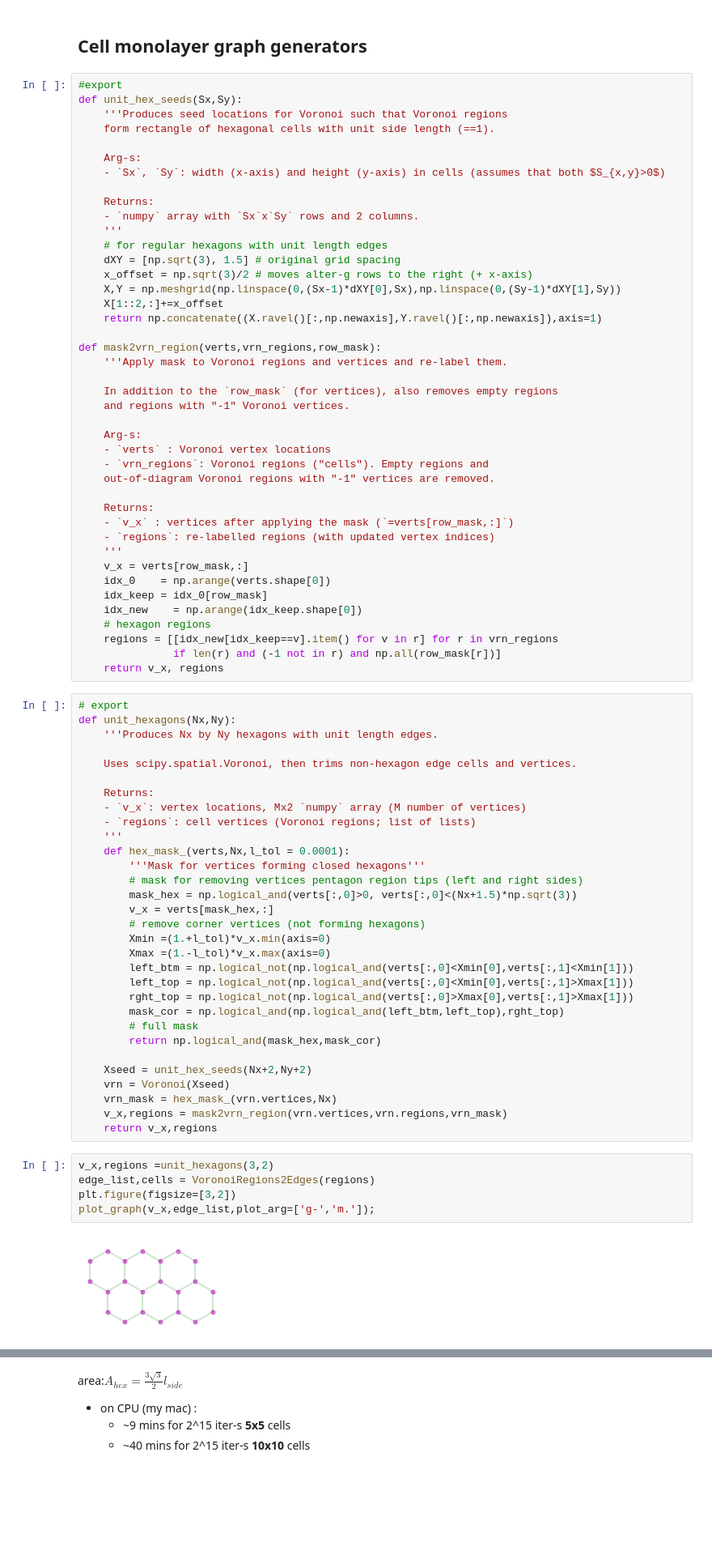
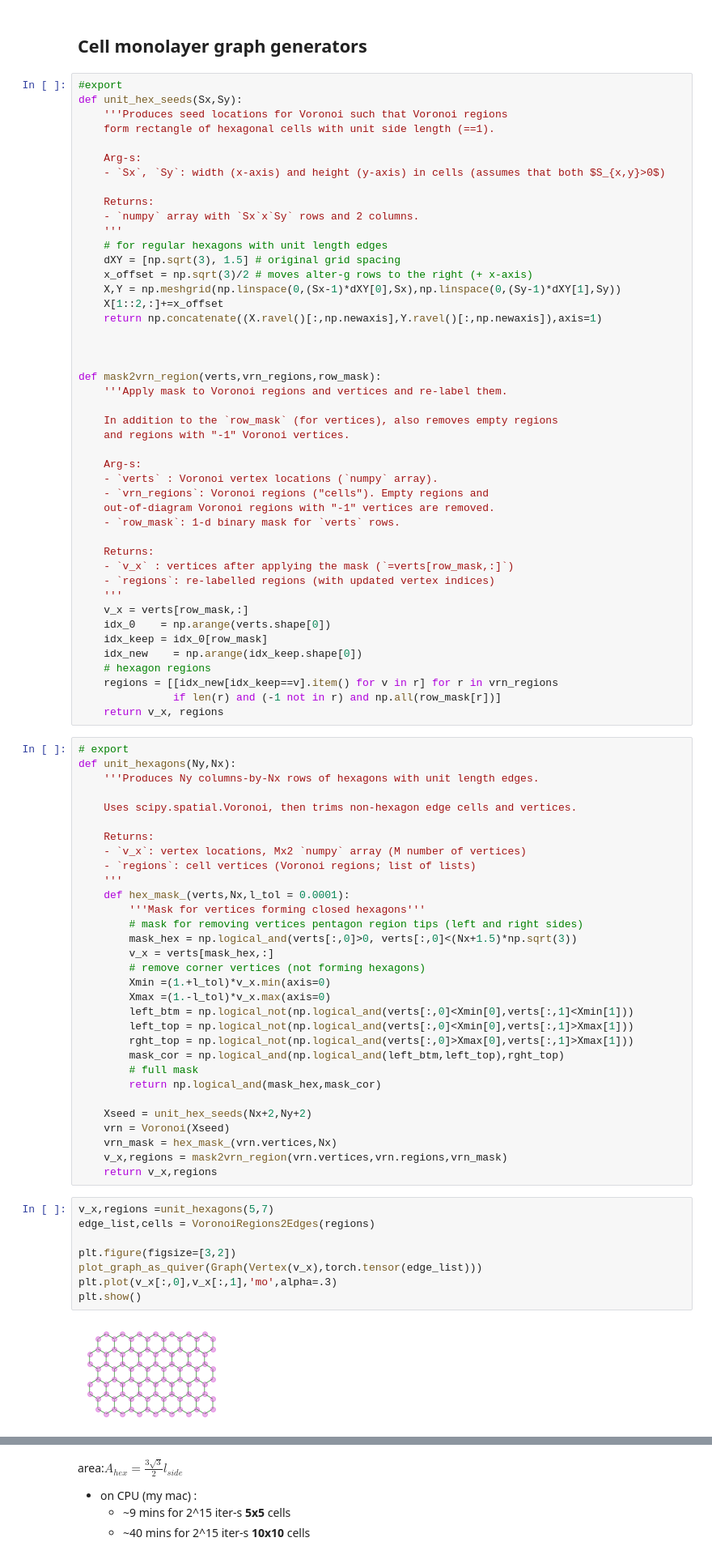
Before and after one commit to mshagirov/vertex_simulation, a Jupyter notebook: nbs/01_simulation.ipynb, the cells around one changed output, grey strips where cells are left out. Shown at 81% size. Cells and saved outputs as stored; diff of their text form; blank space fills up the shorter version.

Commit message:
added new graph plotting into primitives which uses quiver

```diff
--- a/nbs/01_simulation.ipynb
+++ b/nbs/01_simulation.ipynb
@@ -49,6 +52,8 @@ def unit_hex_seeds(Sx,Sy):
     X[1::2,:]+=x_offset
     return np.concatenate((X.ravel()[:,np.newaxis],Y.ravel()[:,np.newaxis]),axis=1)
 
+
+
 def mask2vrn_region(verts,vrn_regions,row_mask):
     '''Apply mask to Voronoi regions and vertices and re-label them.
 
@@ -56,9 +61,10 @@ def mask2vrn_region(verts,vrn_regions,row_mask):
     and regions with "-1" Voronoi vertices.
 
     Arg-s:
-    - `verts` : Voronoi vertex locations
+    - `verts` : Voronoi vertex locations (`numpy` array).
     - `vrn_regions`: Voronoi regions ("cells"). Empty regions and
     out-of-diagram Voronoi regions with "-1" vertices are removed.
+    - `row_mask`: 1-d binary mask for `verts` rows.
 
     Returns:
     - `v_x` : vertices after applying the mask (`=verts[row_mask,:]`)
@@ -74,8 +80,8 @@ def mask2vrn_region(verts,vrn_regions,row_mask):
     return v_x, regions
 # %%
 # export
-def unit_hexagons(Nx,Ny):
-    '''Produces Nx by Ny hexagons with unit length edges.
+def unit_hexagons(Ny,Nx):
+    '''Produces Ny columns-by-Nx rows of hexagons with unit length edges.
 
     Uses scipy.spatial.Voronoi, then trims non-hexagon edge cells and vertices.
 
@@ -104,12 +110,15 @@ def unit_hexagons(Nx,Ny):
     v_x,regions = mask2vrn_region(vrn.vertices,vrn.regions,vrn_mask)
     return v_x,regions
 # %%
-v_x,regions =unit_hexagons(3,2)
+v_x,regions =unit_hexagons(5,7)
 edge_list,cells = VoronoiRegions2Edges(regions)
+
 plt.figure(figsize=[3,2])
-plot_graph(v_x,edge_list,plot_arg=['g-','m.']);
+plot_graph_as_quiver(Graph(Vertex(v_x),torch.tensor(edge_list)))
+plt.plot(v_x[:,0],v_x[:,1],'mo',alpha=.3)
+plt.show()
 # %% [output]
-[figure, old version]
+[figure, new version]
 # %%
 #hide
 # v_seeds = np.array([[np.sqrt(3)/2,5.5], [1.5*np.sqrt(3),5.5], [0.,4.],
```
Also changed, not shown: parts of 3 cells of this notebook, 6 other files.
